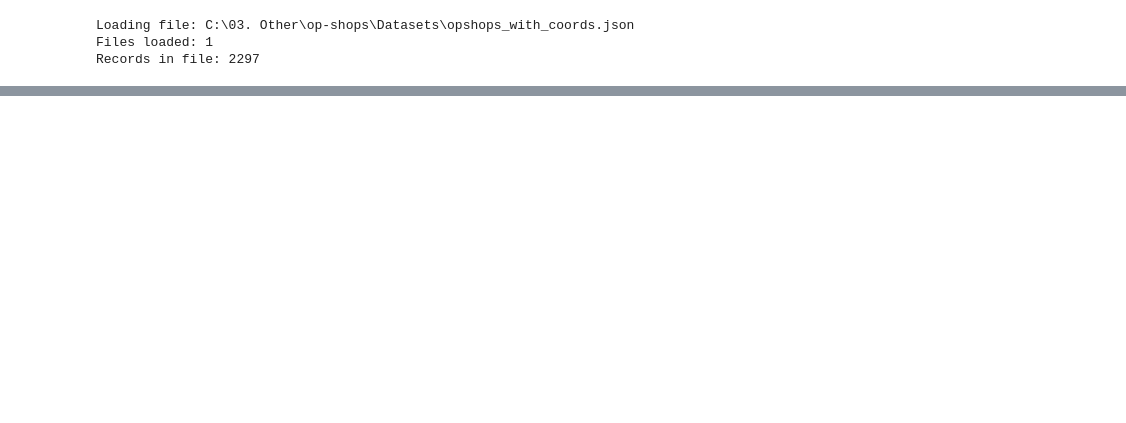
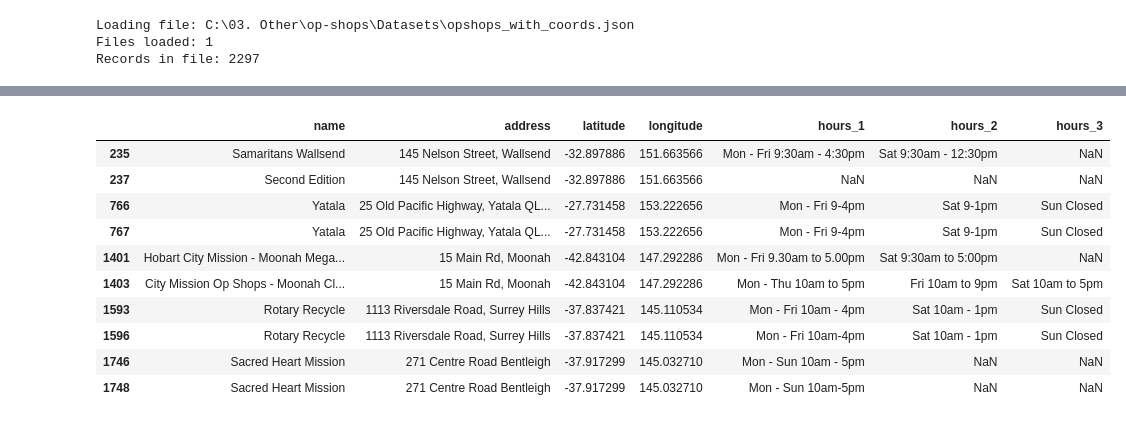
Before and after one commit to miqbal-id27/op-shops, a Jupyter notebook: Code/Initial_analysis.ipynb, the cells around one changed output, grey strips where cells are left out. Saved outputs shown, nothing was run; the diff lists cells and outputs as text; code cells hidden in the pictures; blank space fills up the shorter version.

```diff
--- a/Code/Initial_analysis.ipynb
+++ b/Code/Initial_analysis.ipynb
@@ -90,0 +145,5 @@ df_opshop.head(5)
+# %%
+# Full-data
+df_fulldata = df_opshop[df_opshop["latitude"].notna() & df_opshop["longitude"].notna()]
+
+df_fulldata.head()
@@ -90,0 +186,18 @@ df_opshop.head(5)
+# %%
+# List Non-unique Addresses
+nonunique_addresses = df_fulldata['address'].value_counts()[df_fulldata['address'].value_counts() > 1].index.tolist()
+
+# Display Dataframe with Non-unique Addresses
+df_fulldata[df_fulldata['address'].isin(nonunique_addresses)]
+# %% [output]
+|  | name | address | latitude | longitude | hours_1 | hours_2 | hours_3 |
+| 235 | Samaritans Wallsend | 145 Nelson Street, Wallsend | -32.897886 | 151.663566 | Mon - Fri 9:30am - 4:30pm | Sat 9:30am - 12:30pm | NaN |
+| 237 | Second Edition | 145 Nelson Street, Wallsend | -32.897886 | 151.663566 | NaN | NaN | NaN |
+| 766 | Yatala | 25 Old Pacific Highway, Yatala QL... | -27.731458 | 153.222656 | Mon - Fri 9-4pm | Sat 9-1pm | Sun Closed |
+| 767 | Yatala | 25 Old Pacific Highway, Yatala QL... | -27.731458 | 153.222656 | Mon - Fri 9-4pm | Sat 9-1pm | Sun Closed |
+| 1401 | Hobart City Mission - Moonah Mega... | 15 Main Rd, Moonah | -42.843104 | 147.292286 | Mon - Fri 9.30am to 5.00pm | Sat 9:30am to 5:00pm | NaN |
+| 1403 | City Mission Op Shops - Moonah Cl... | 15 Main Rd, Moonah | -42.843104 | 147.292286 | Mon - Thu 10am to 5pm | Fri 10am to 9pm | Sat 10am to 5pm |
+| 1593 | Rotary Recycle | 1113 Riversdale Road, Surrey Hills | -37.837421 | 145.110534 | Mon - Fri 10am - 4pm | Sat 10am - 1pm | Sun Closed |
+| 1596 | Rotary Recycle | 1113 Riversdale Road, Surrey Hills | -37.837421 | 145.110534 | Mon - Fri 10am-4pm | Sat 10am - 1pm | Sun Closed |
+| 1746 | Sacred Heart Mission | 271 Centre Road Bentleigh | -37.917299 | 145.032710 | Mon - Sun 10am - 5pm | NaN | NaN |
+| 1748 | Sacred Heart Mission | 271 Centre Road Bentleigh | -37.917299 | 145.032710 | Mon - Sun 10am-5pm | NaN | NaN |
```
Also changed, not shown: parts of 27 cells of this notebook.
